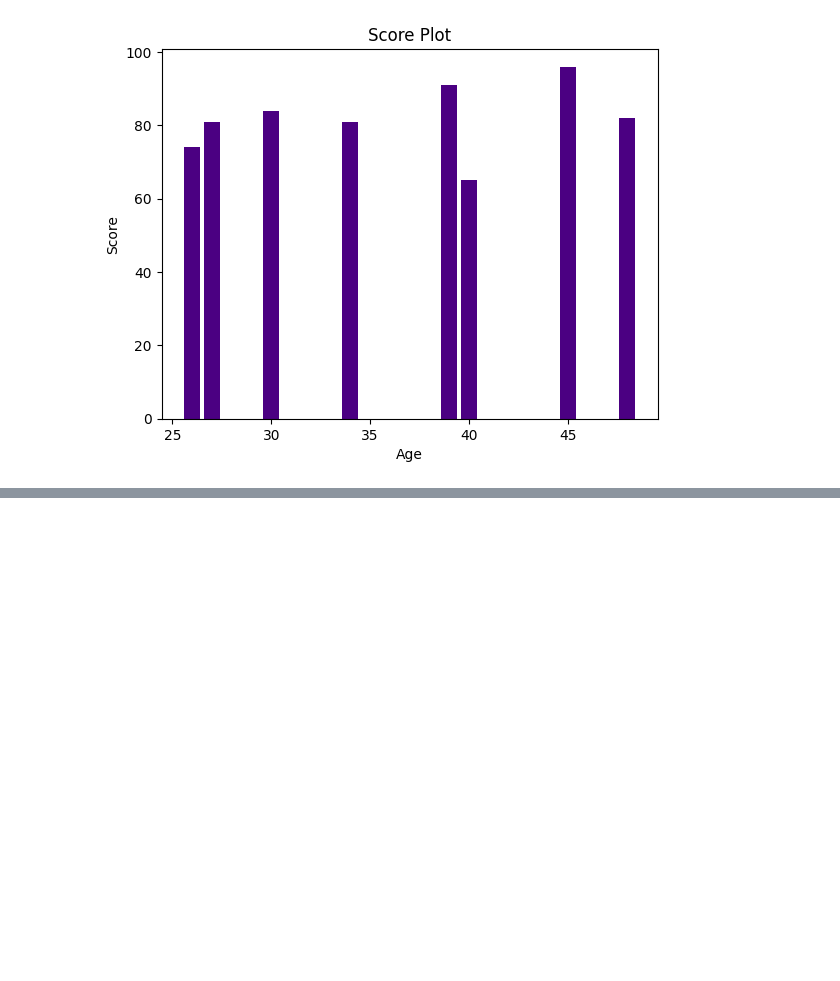
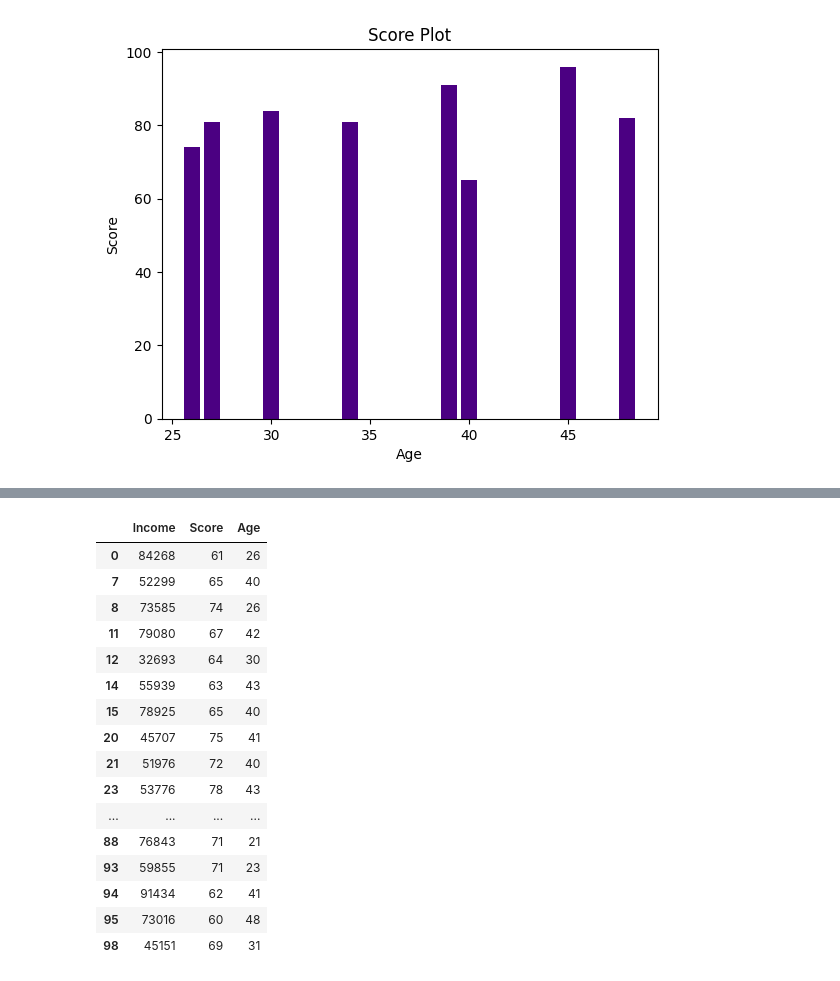
Before and after one commit to kaula12/Kenyan_Music_Artist, a Jupyter notebook: Group_8_statistical_analysis.ipynb, the cells around one changed output, grey strips where cells are left out. Drawn from its saved outputs; the diff is of its cells as text; code cells hidden in the pictures; blank space fills up the shorter version.

```diff
--- a/Group_8_statistical_analysis.ipynb
+++ b/Group_8_statistical_analysis.ipynb
@@ -181,0 +327,20 @@ plt.show()
+# %%
+df.loc[df['Score']<=80, ['Income', 'Score', 'Age']]
+# %% [output]
+|  | Income | Score | Age |
+| 0 | 84268 | 61 | 26 |
+| 7 | 52299 | 65 | 40 |
+| 8 | 73585 | 74 | 26 |
+| 11 | 79080 | 67 | 42 |
+| 12 | 32693 | 64 | 30 |
+| 14 | 55939 | 63 | 43 |
+| 15 | 78925 | 65 | 40 |
+| 20 | 45707 | 75 | 41 |
+| 21 | 51976 | 72 | 40 |
+| 23 | 53776 | 78 | 43 |
+| ... | ... | ... | ... |
+| 88 | 76843 | 71 | 21 |
+| 93 | 59855 | 71 | 23 |
+| 94 | 91434 | 62 | 41 |
+| 95 | 73016 | 60 | 48 |
+| 98 | 45151 | 69 | 31 |
```
Also changed, not shown: parts of 18 cells of this notebook.
